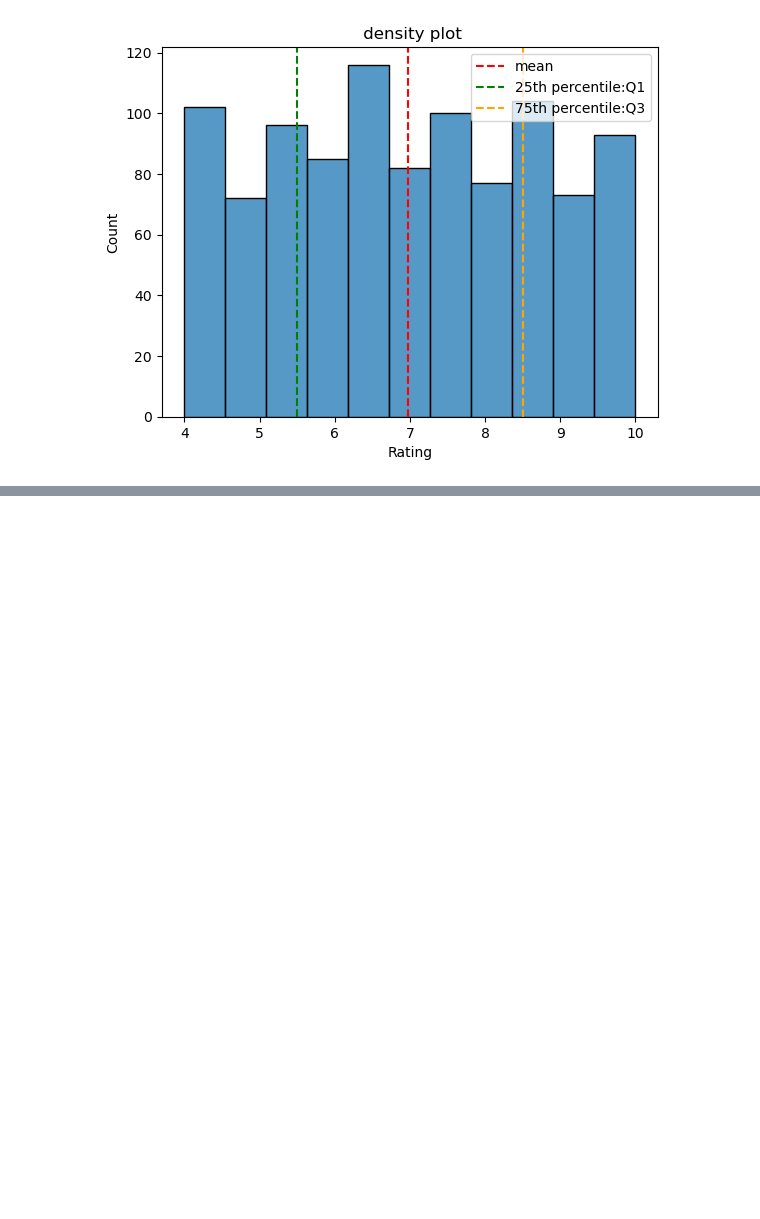
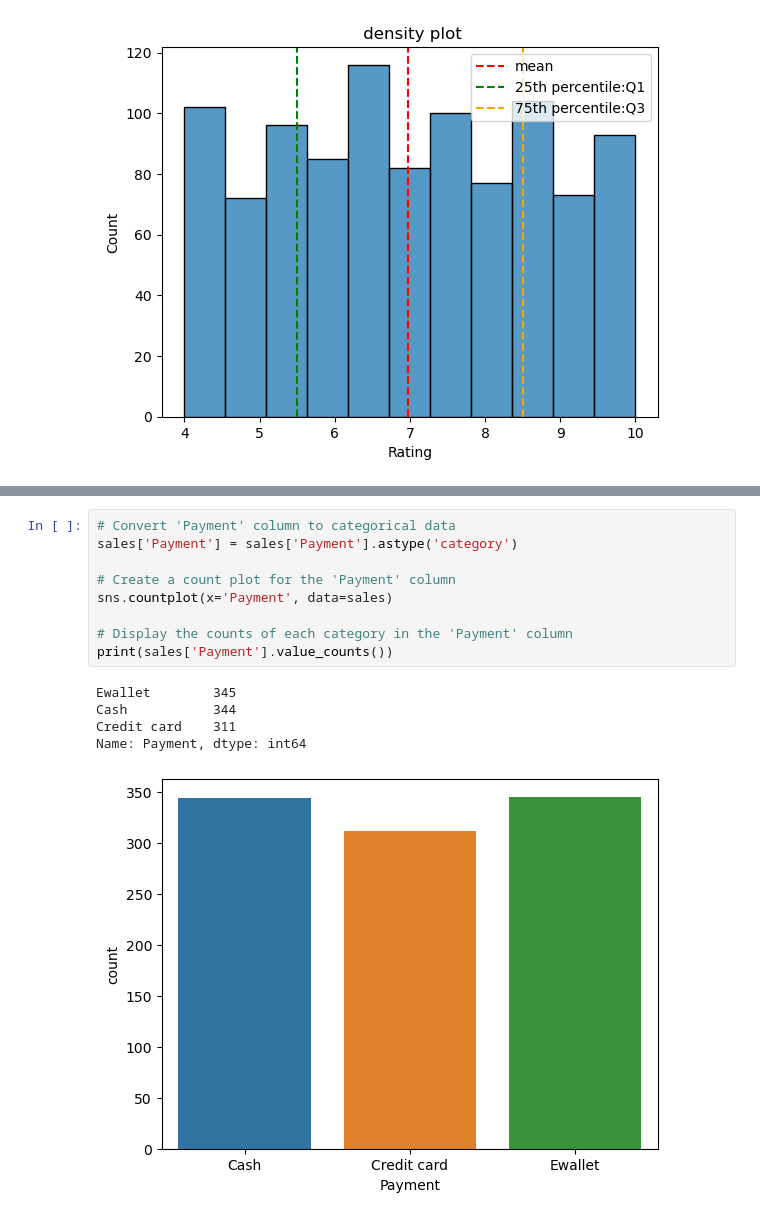
Before and after one commit to FariH004/Supermarket-Sales-Analysis, a Jupyter notebook: code.ipynb, the cells around one changed output, grey strips where cells are left out. Saved outputs shown, nothing was run; the diff lists cells and outputs as text; blank space fills up the shorter version.

```diff
--- a/code.ipynb
+++ b/code.ipynb
@@ -225,0 +241,15 @@ Text(0.5, 1.0, ' density plot')
+# %%
+# Convert 'Payment' column to categorical data
+sales['Payment'] = sales['Payment'].astype('category')
+
+# Create a count plot for the 'Payment' column
+sns.countplot(x='Payment', data=sales)
+
+# Display the counts of each category in the 'Payment' column
+print(sales['Payment'].value_counts())
+# %% [output]
+Ewallet        345
+Cash           344
+Credit card    311
+Name: Payment, dtype: int64
+[figure, added]
```
Also changed, not shown: parts of 2 cells of this notebook.
